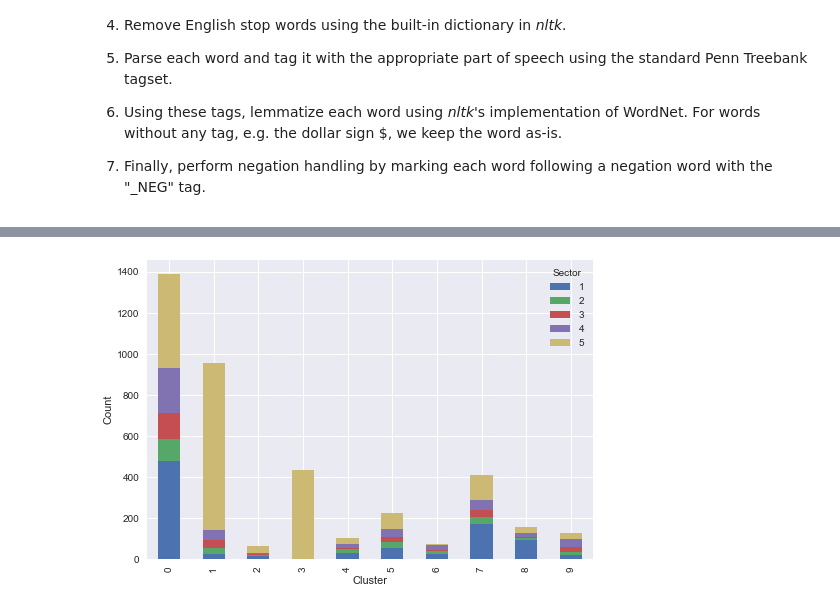
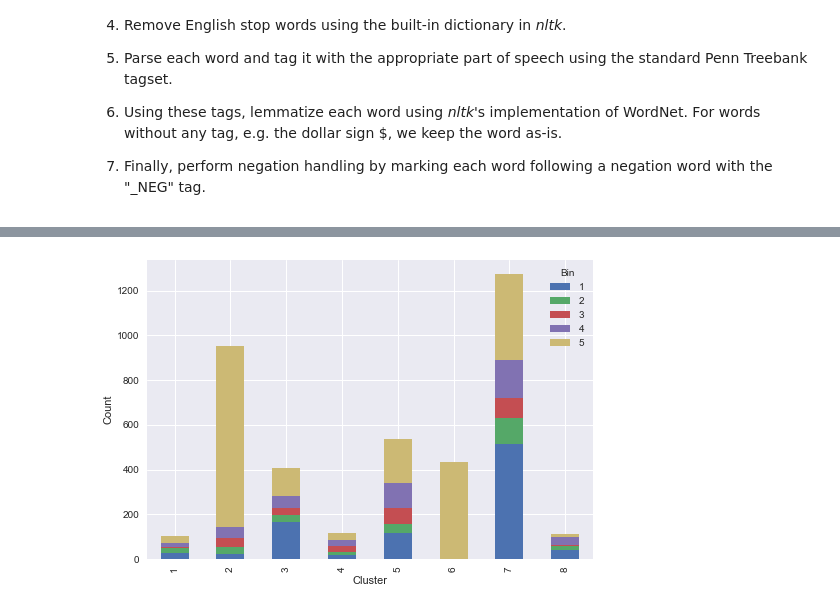
Before and after one commit to uday-31/Analyzing-Form-D-Submissions, a Jupyter notebook: Analysis 1.ipynb, the cells around one changed output, grey strips where cells are left out. Drawn from its saved outputs; the diff is of its cells as text; code cells hidden in the pictures.

```diff
--- a/Analysis 1.ipynb
+++ b/Analysis 1.ipynb
@@ -275,5 +300,5 @@ def dummy_tokenizer(sent):
 def dummy_preprocessor(sent):
     return sent
 
-vectorizer = TfidfVectorizer(tokenizer = dummy_tokenizer, preprocessor=dummy_preprocessor)
+vectorizer = TfidfVectorizer(tokenizer = dummy_tokenizer, preprocessor=dummy_preprocessor,ngram_range=(1,1))
 vect_fit = vectorizer.fit_transform(list(X))
@@ -296,19 +335,19 @@ TODO: number of clusters – "granularity" of clustering
+# %%
+from sklearn.cluster import KMeans
+kminit = KMeans(n_clusters=8, n_init=100)
+kmout = kminit.fit(vect_fit.todense())
 # %%
-from sklearn.cluster import KMeans
-kminit = KMeans(n_clusters=10, n_init=100)
-kmout = kminit.fit(vect_fit.todense())
-
 plot_df = pd.DataFrame(df.ACCESSIONNUMBER[X.index])
-plot_df['kmclust'] = kmout.labels_
+plot_df['kmclust'] = kmout.labels_ + 1
 plot_df['kmclust'] = plot_df['kmclust'].astype('category').cat.as_unordered()
 plot_df['actual_bin'] = y_binned.copy()
 
 plot_df = plot_df.groupby(['kmclust','actual_bin'])['ACCESSIONNUMBER'].count().unstack('actual_bin').fillna(0)
 plot_df.plot(kind='bar', stacked=True,legend=False)
 plt.xlabel("Cluster")
 plt.ylabel("Count")
-plt.legend(title="Sector", bbox_to_anchor=(1.0, 1.0))
+plt.legend(title="Bin", bbox_to_anchor=(1.0, 1.0))
 plt.show()
 # %% [output]
-[figure, old version]
+[figure, new version]
 # %%
```
Also changed, not shown: parts of 17 cells of this notebook.
